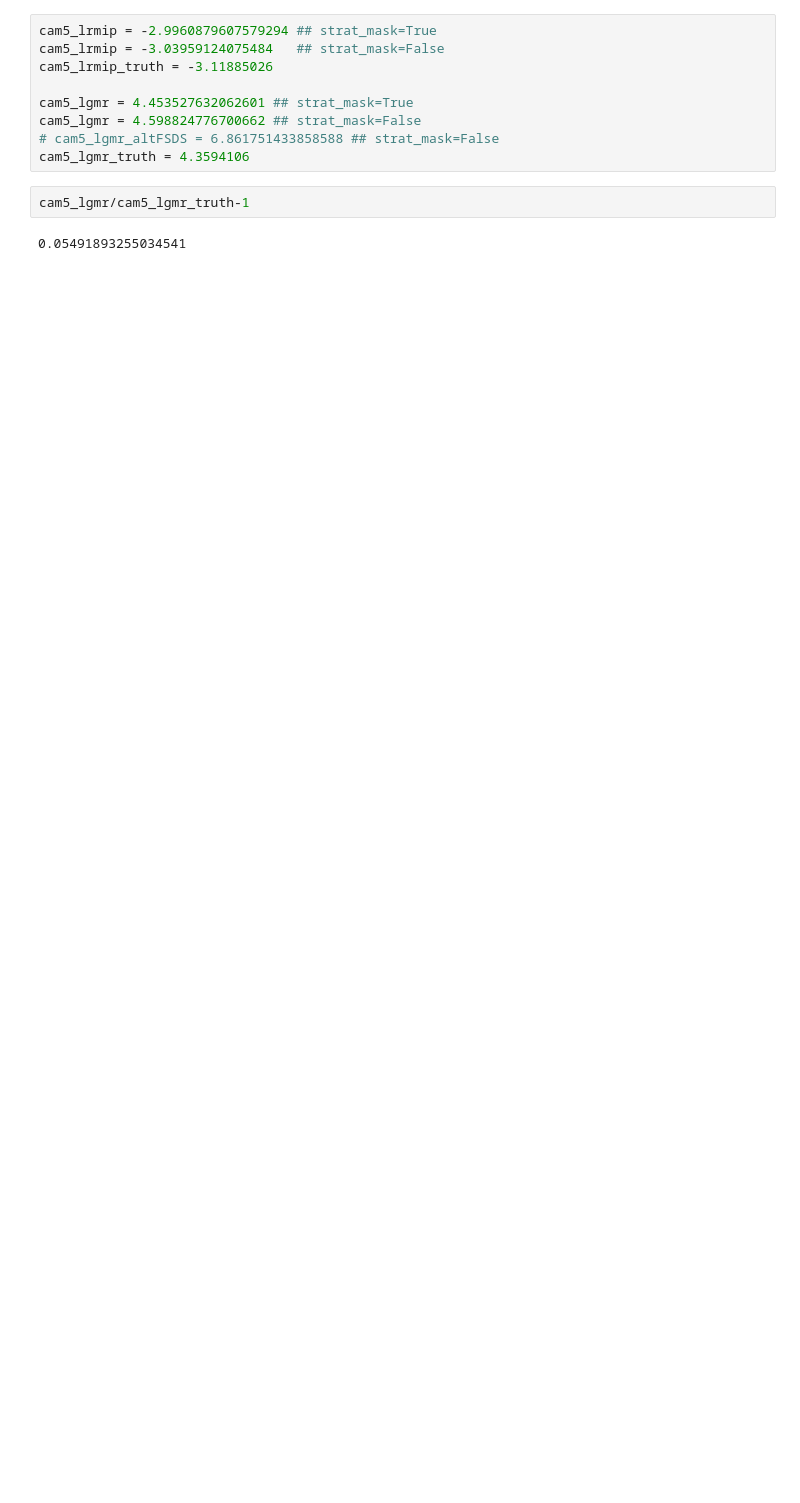
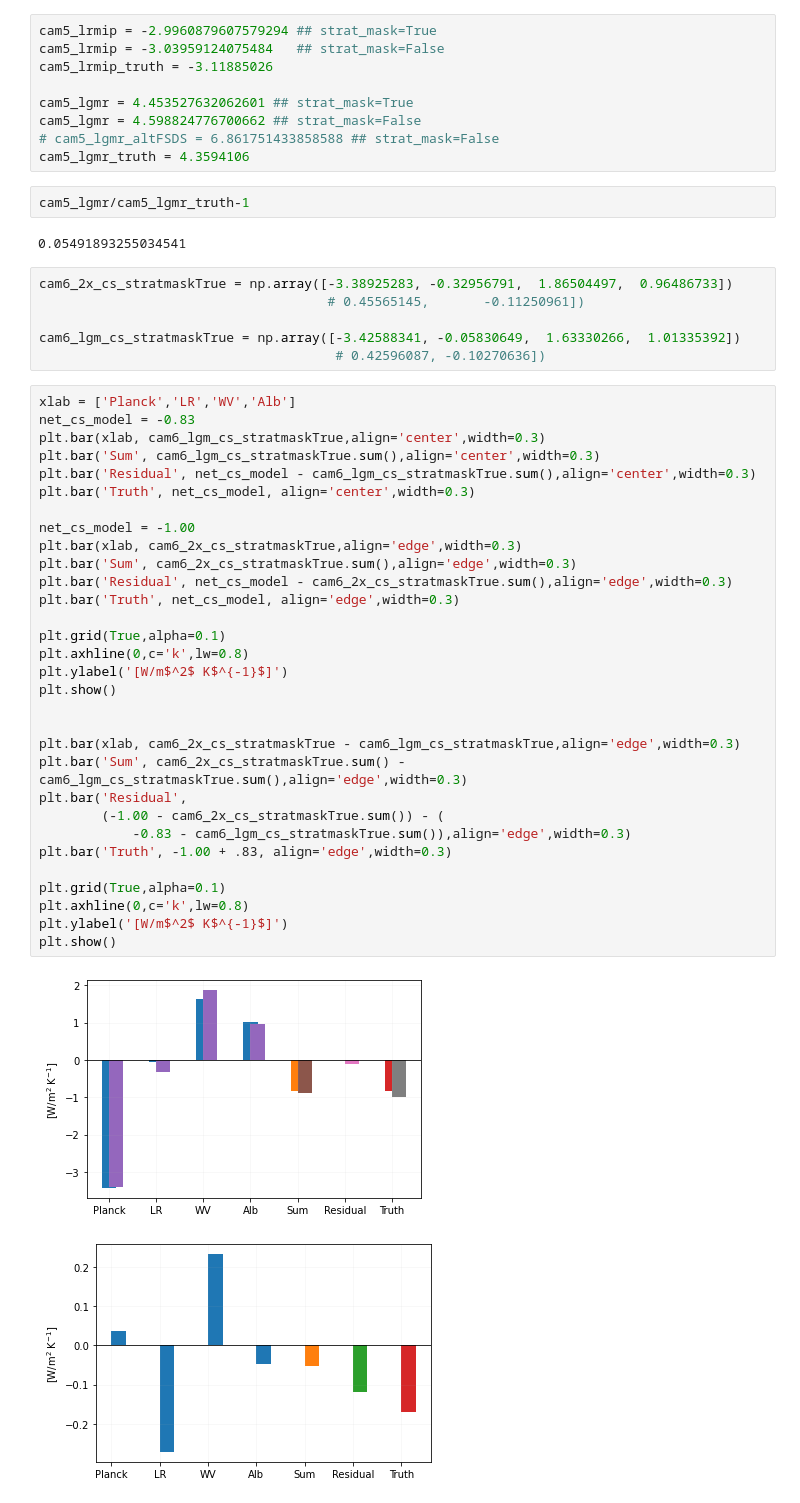
Before and after one commit to vtcooper/cam5-kernels, a Jupyter notebook: allkernel.ipynb, the cells around one changed output. Cells and saved outputs as stored; diff of their text form; blank space fills up the shorter version.

```diff
--- a/allkernel.ipynb
+++ b/allkernel.ipynb
@@ -848,3 +855,43 @@ cam5_lgmr_truth = 4.3594106
 cam5_lgmr/cam5_lgmr_truth-1
 # %% [output]
 0.05491893255034541
+# %%
+cam6_2x_cs_stratmaskTrue = np.array([-3.38925283, -0.32956791,  1.86504497,  0.96486733])
+                                     # 0.45565145,       -0.11250961])
+
+cam6_lgm_cs_stratmaskTrue = np.array([-3.42588341, -0.05830649,  1.63330266,  1.01335392])
+                                      # 0.42596087, -0.10270636])
+# %%
+xlab = ['Planck','LR','WV','Alb']
+net_cs_model = -0.83
+plt.bar(xlab, cam6_lgm_cs_stratmaskTrue,align='center',width=0.3)
+plt.bar('Sum', cam6_lgm_cs_stratmaskTrue.sum(),align='center',width=0.3)
+plt.bar('Residual', net_cs_model - cam6_lgm_cs_stratmaskTrue.sum(),align='center',width=0.3)
+plt.bar('Truth', net_cs_model, align='center',width=0.3)
+
+net_cs_model = -1.00
+plt.bar(xlab, cam6_2x_cs_stratmaskTrue,align='edge',width=0.3)
+plt.bar('Sum', cam6_2x_cs_stratmaskTrue.sum(),align='edge',width=0.3)
+plt.bar('Residual', net_cs_model - cam6_2x_cs_stratmaskTrue.sum(),align='edge',width=0.3)
+plt.bar('Truth', net_cs_model, align='edge',width=0.3)
+
+plt.grid(True,alpha=0.1)
+plt.axhline(0,c='k',lw=0.8)
+plt.ylabel('[W/m$^2$ K$^{-1}$]')
+plt.show()
+
+
+plt.bar(xlab, cam6_2x_cs_stratmaskTrue - cam6_lgm_cs_stratmaskTrue,align='edge',width=0.3)
+plt.bar('Sum', cam6_2x_cs_stratmaskTrue.sum() - cam6_lgm_cs_stratmaskTrue.sum(),align='edge',width=0.3)
+plt.bar('Residual',
+        (-1.00 - cam6_2x_cs_stratmaskTrue.sum()) - (
+            -0.83 - cam6_lgm_cs_stratmaskTrue.sum()),align='edge',width=0.3)
+plt.bar('Truth', -1.00 + .83, align='edge',width=0.3)
+
+plt.grid(True,alpha=0.1)
+plt.axhline(0,c='k',lw=0.8)
+plt.ylabel('[W/m$^2$ K$^{-1}$]')
+plt.show()
+# %% [output]
+[figure, added]
+[figure, added]
```
Also changed, not shown: parts of 42 cells of this notebook, 1 other file.
